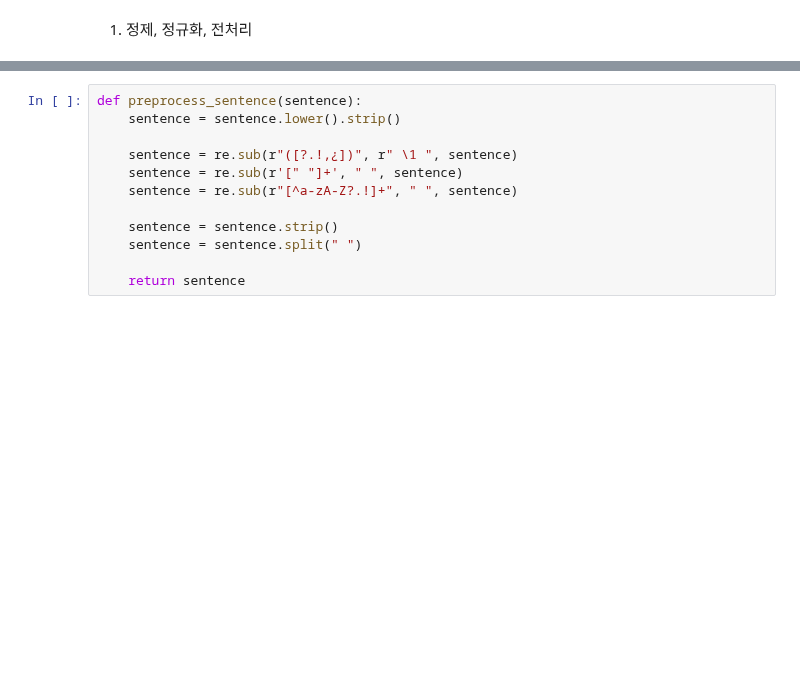
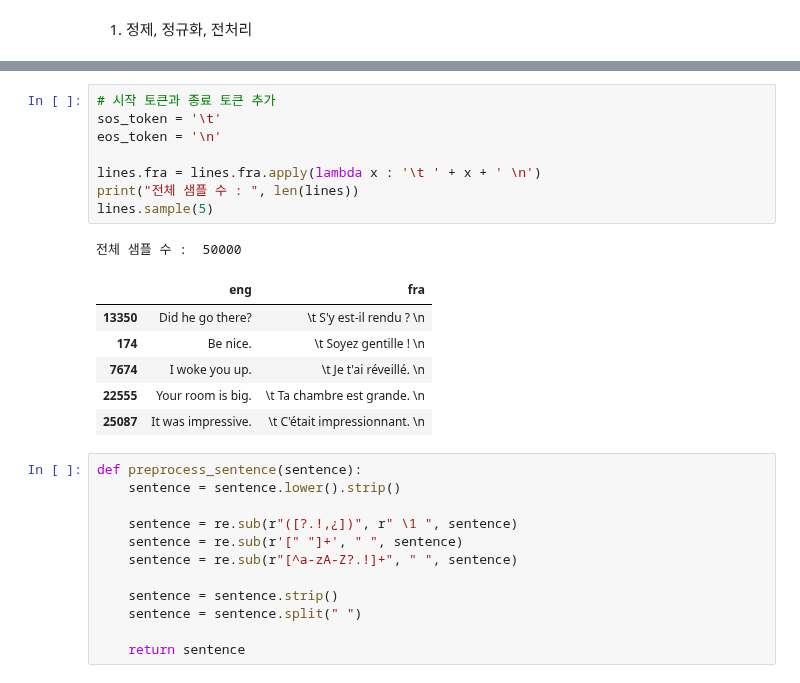
Before and after one commit to F100d4U/Exploration, a Jupyter notebook: [EP10]translator.ipynb, the cells around one changed output, grey strips where cells are left out. Saved outputs shown, nothing was run; the diff lists cells and outputs as text; blank space fills up the shorter version.

```diff
--- a/[EP10]translator.ipynb
+++ b/[EP10]translator.ipynb
@@ -62,3 +66,19 @@ lines.sample(5)
+# %%
+# 시작 토큰과 종료 토큰 추가
+sos_token = '\t'
+eos_token = '\n'
+
+lines.fra = lines.fra.apply(lambda x : '\t ' + x + ' \n')
+print("전체 샘플 수 : ", len(lines))
+lines.sample(5)
+# %% [output]
+전체 샘플 수 :  50000
+|  | eng | fra |
+| 13350 | Did he go there? | \t S'y est-il rendu ? \n |
+| 174 | Be nice. | \t Soyez gentille ! \n |
+| 7674 | I woke you up. | \t Je t'ai réveillé. \n |
+| 22555 | Your room is big. | \t Ta chambre est grande. \n |
+| 25087 | It was impressive. | \t C'était impressionnant. \n |
 # %%
 def preprocess_sentence(sentence):
     sentence = sentence.lower().strip()
```
Also changed, not shown: parts of 22 cells of this notebook.
